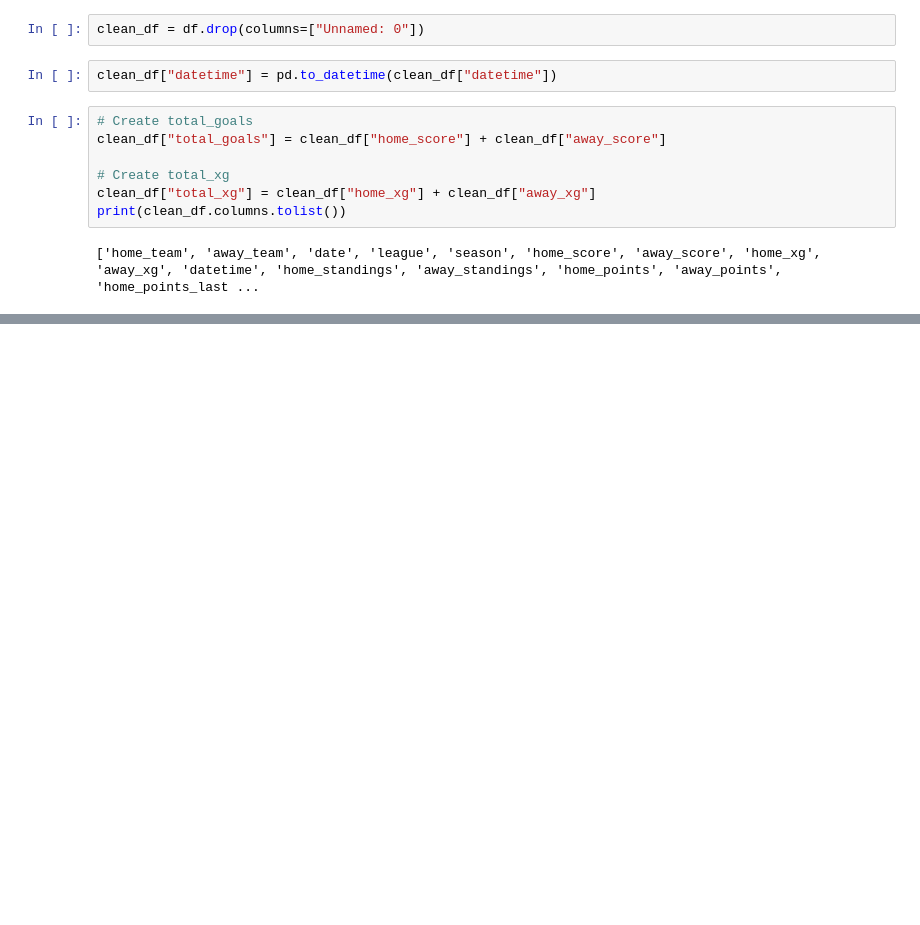
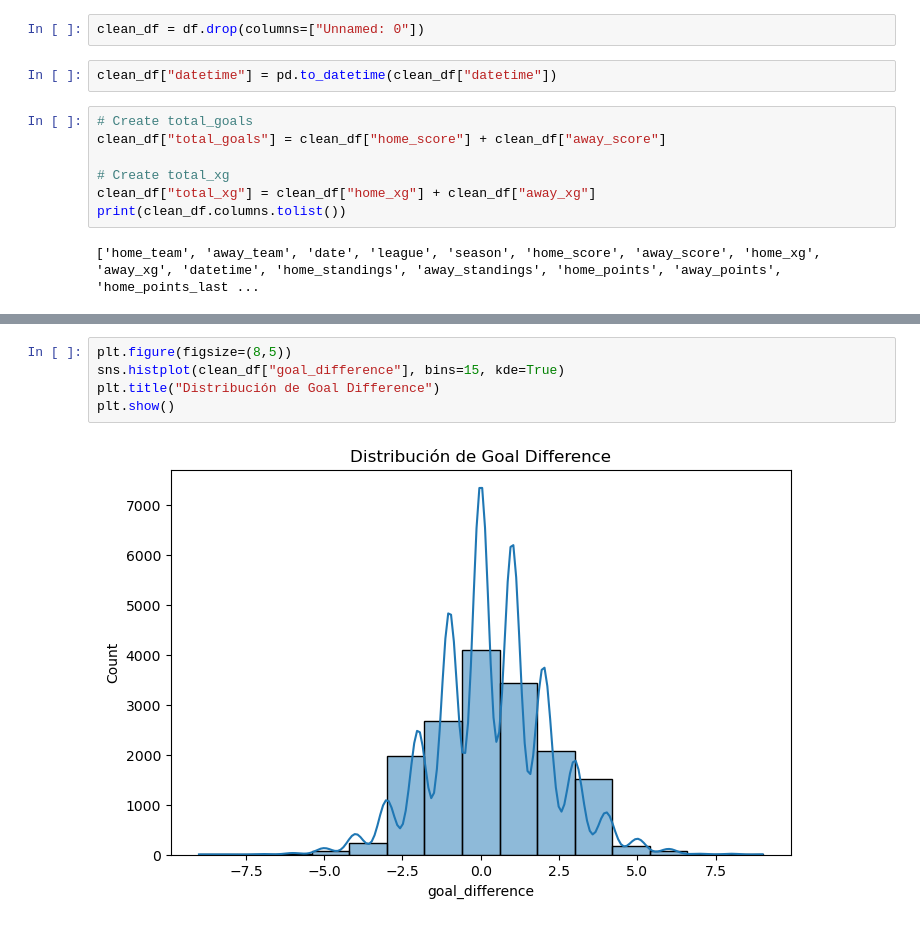
Before and after one commit to magrimuc/prj-2-eda-sql-football-matches-statistics, a Jupyter notebook: Berni_notebook.ipynb, the cells around one changed output, grey strips where cells are left out. Saved outputs shown, nothing was run; the diff lists cells and outputs as text; blank space fills up the shorter version.

```diff
--- a/Berni_notebook.ipynb
+++ b/Berni_notebook.ipynb
@@ -208,0 +409,7 @@ clean_df.head()
+# %%
+plt.figure(figsize=(8,5))
+sns.histplot(clean_df["goal_difference"], bins=15, kde=True)
+plt.title("Distribución de Goal Difference")
+plt.show()
+# %% [output]
+[figure, added]
```
Also changed, not shown: parts of 21 cells of this notebook.
